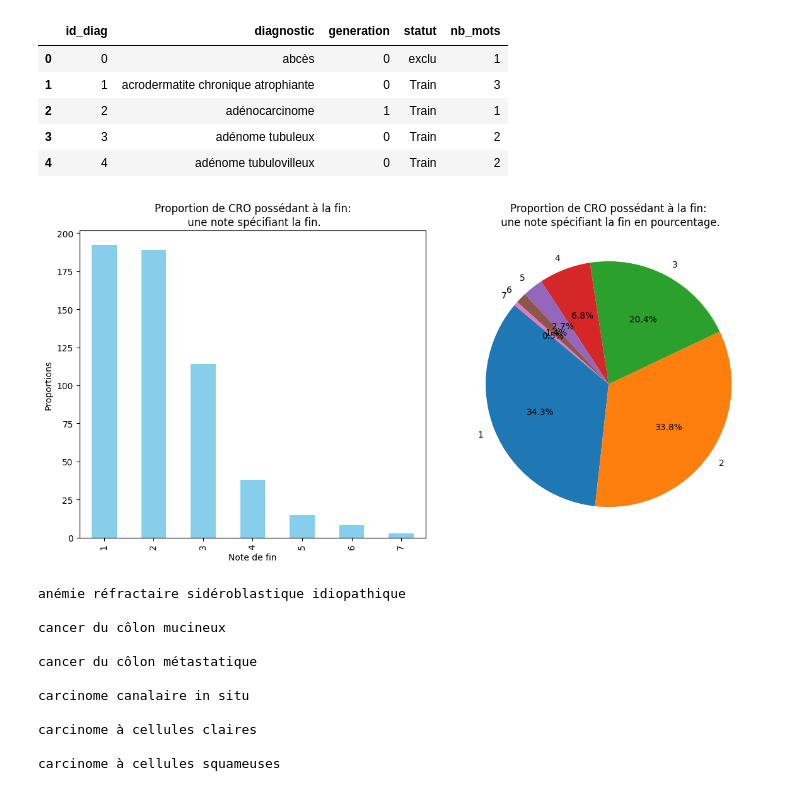
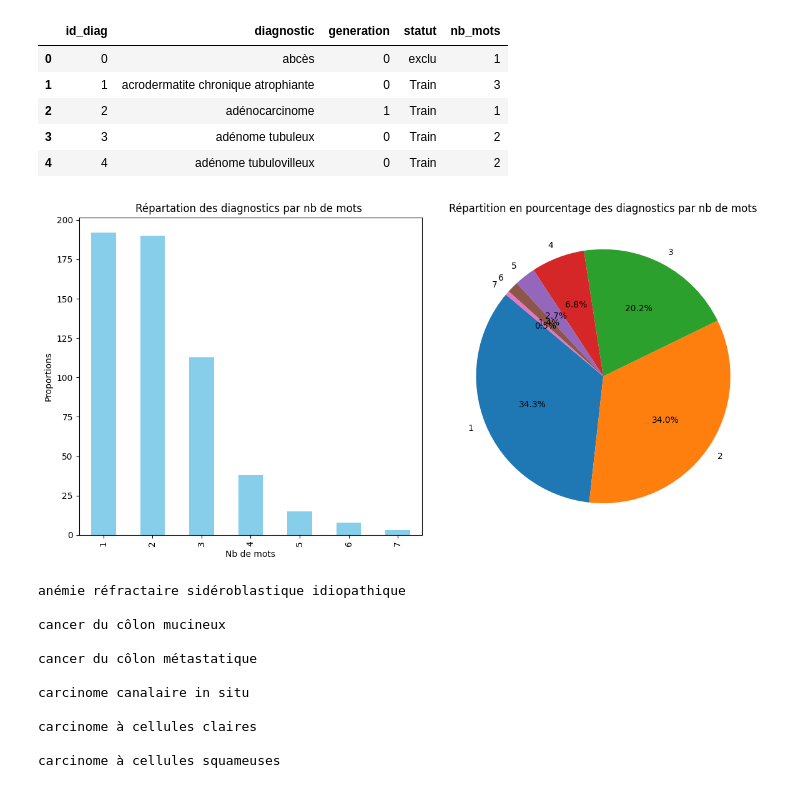
Before and after one commit to marcottemick/PCO, a Jupyter notebook: generate_data/EDA_diag.ipynb, the cells around one changed output. Saved outputs shown, nothing was run; the diff lists cells and outputs as text; code cells hidden in the pictures.

```diff
--- a/generate_data/EDA_diag.ipynb
+++ b/generate_data/EDA_diag.ipynb
@@ -43,23 +43,23 @@ diagnostics.head(5)
 # %%
 # Comptez les occurrences de chaque valeur dans la colonne
 value_counts_nb_mot = diagnostics['nb_mots'].value_counts()
 
 # Créez un camembert
 plt.figure(figsize=(12, 6))
 plt.subplot(1, 2, 2)
 plt.pie(value_counts_nb_mot, labels=value_counts_nb_mot.index, autopct='%1.1f%%', startangle=140)
 plt.title('Répartition en pourcentage des diagnostics par nb de mots')
 
 # Créez un graphique en barres
 plt.subplot(1, 2, 1)
 value_counts_nb_mot.plot(kind='bar', color='skyblue')
 plt.title('Répartation des diagnostics par nb de mots ')
-plt.xlabel('Note de fin')
+plt.xlabel('Nb de mots')
 plt.ylabel('Proportions')
 
 plt.tight_layout()
 # %% [output]
-[figure, old version]
+[figure, new version]
 # %%
 index_nb_mot = diagnostics.query('nb_mots == 4').index
 
```
Also changed, not shown: parts of 2 cells of this notebook, 4 other files.
